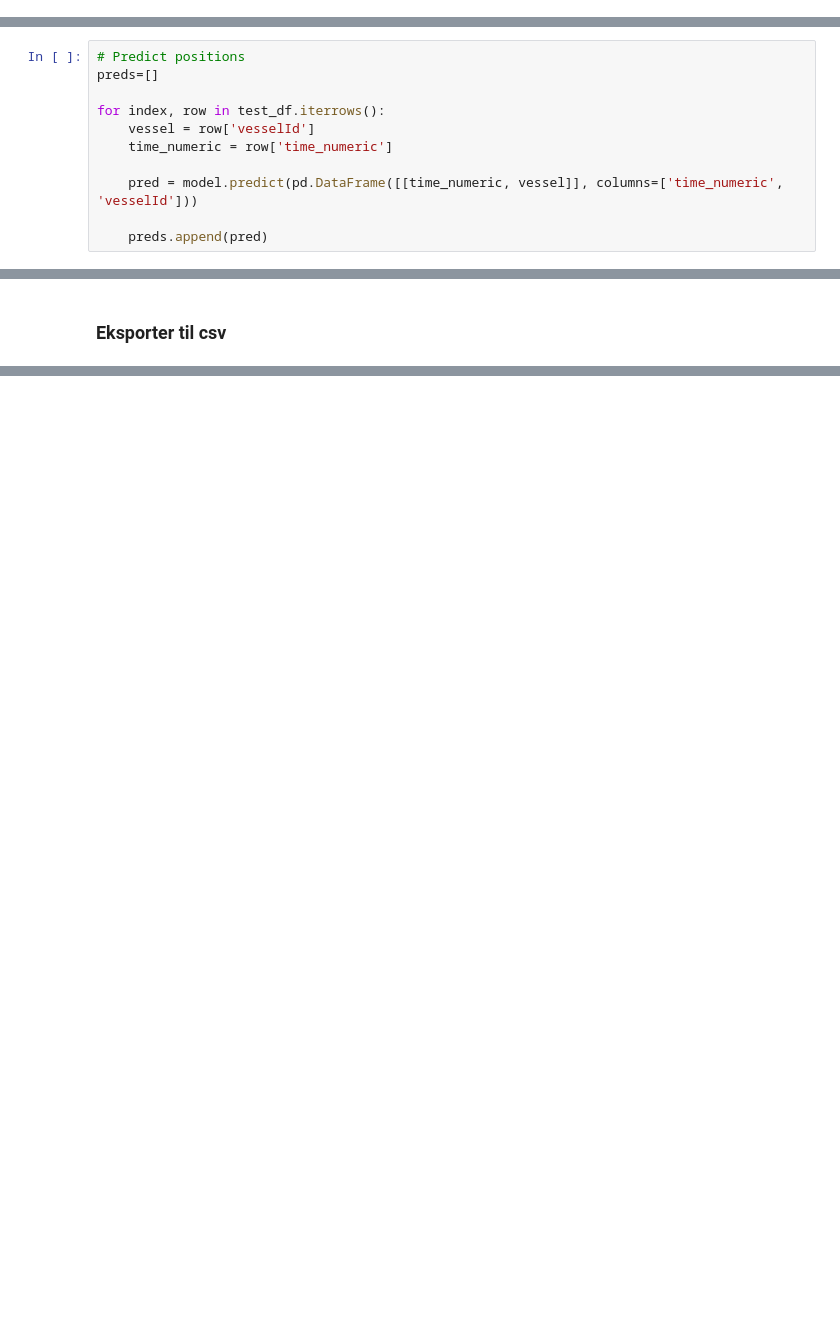
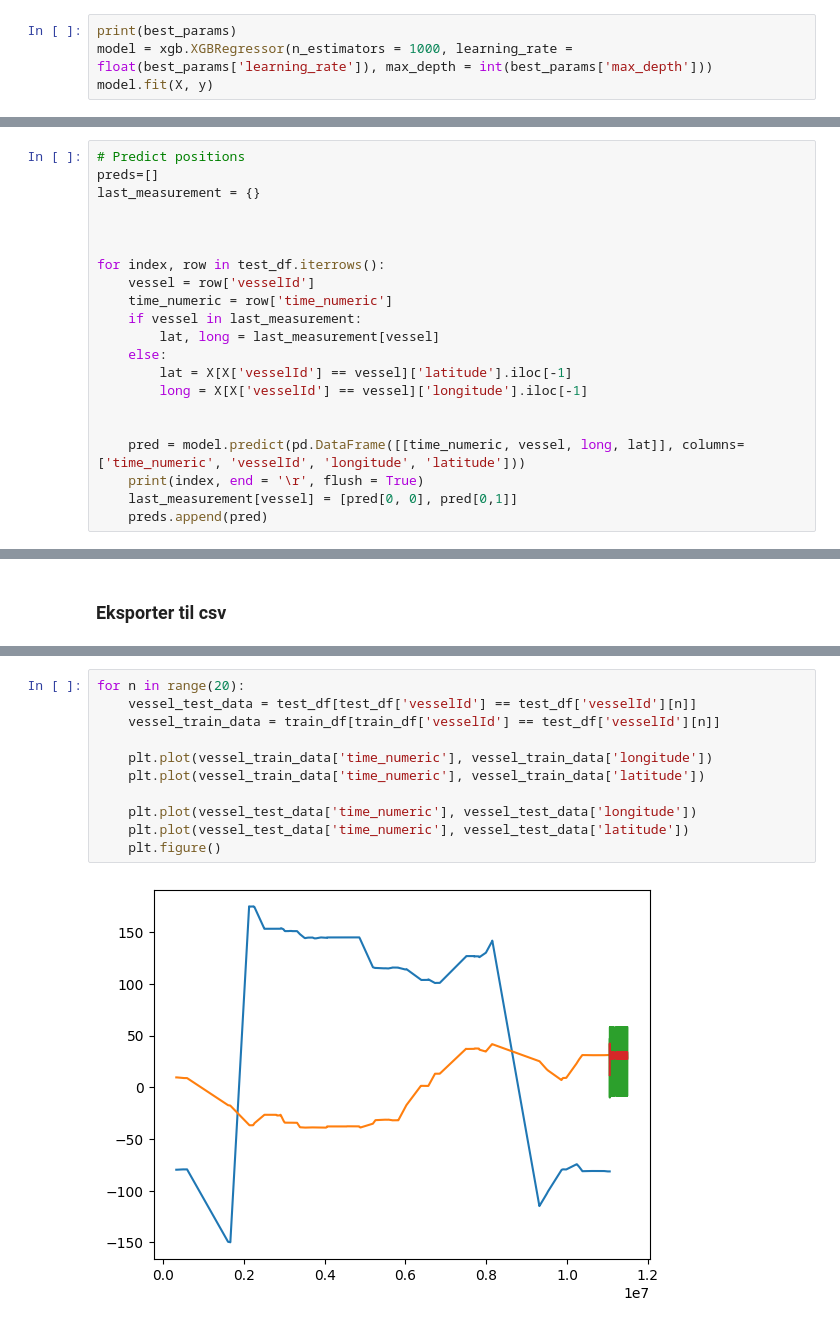
Before and after one commit to andrejvi/AIS-Vessel-Position-Prediction-ML, a Jupyter notebook: Main.ipynb, the cells around one changed output, grey strips where cells are left out. Saved outputs shown, nothing was run; the diff lists cells and outputs as text; blank space fills up the shorter version.

```diff
--- a/Main.ipynb
+++ b/Main.ipynb
@@ -100,0 +250,4 @@ model = xgb.XGBRegressor().fit(train_df[features], train_df[targets])
+# %%
+print(best_params)
+model = xgb.XGBRegressor(n_estimators = 1000, learning_rate = float(best_params['learning_rate']), max_depth = int(best_params['max_depth']))
+model.fit(X, y)
@@ -103,11 +270,21 @@ model = xgb.XGBRegressor().fit(train_df[features], train_df[targets])
 # %%
 # Predict positions
 preds=[]
+last_measurement = {}
+
+
 
 for index, row in test_df.iterrows():
     vessel = row['vesselId']
     time_numeric = row['time_numeric']
+    if vessel in last_measurement:
+        lat, long = last_measurement[vessel]
+    else:
+        lat = X[X['vesselId'] == vessel]['latitude'].iloc[-1]
+        long = X[X['vesselId'] == vessel]['longitude'].iloc[-1]
 
-    pred = model.predict(pd.DataFrame([[time_numeric, vessel]], columns=['time_numeric', 'vesselId']))
 
+    pred = model.predict(pd.DataFrame([[time_numeric, vessel, long, lat]], columns=['time_numeric', 'vesselId', 'longitude', 'latitude']))
+    print(index, end = '\r', flush = True)
+    last_measurement[vessel] = [pred[0, 0], pred[0,1]]
     preds.append(pred)
@@ -147,0 +511,13 @@ Få den jævla "predictions.csv" filen inn på Kaggle og se om det funker
+# %%
+for n in range(20):
+    vessel_test_data = test_df[test_df['vesselId'] == test_df['vesselId'][n]]
+    vessel_train_data = train_df[train_df['vesselId'] == test_df['vesselId'][n]]
+
+    plt.plot(vessel_train_data['time_numeric'], vessel_train_data['longitude'])
+    plt.plot(vessel_train_data['time_numeric'], vessel_train_data['latitude'])
+
+    plt.plot(vessel_test_data['time_numeric'], vessel_test_data['longitude'])
+    plt.plot(vessel_test_data['time_numeric'], vessel_test_data['latitude'])
+    plt.figure()
+# %% [output]
+[figure, added]
```
Also changed, not shown: parts of 23 cells of this notebook, 6 other files.
